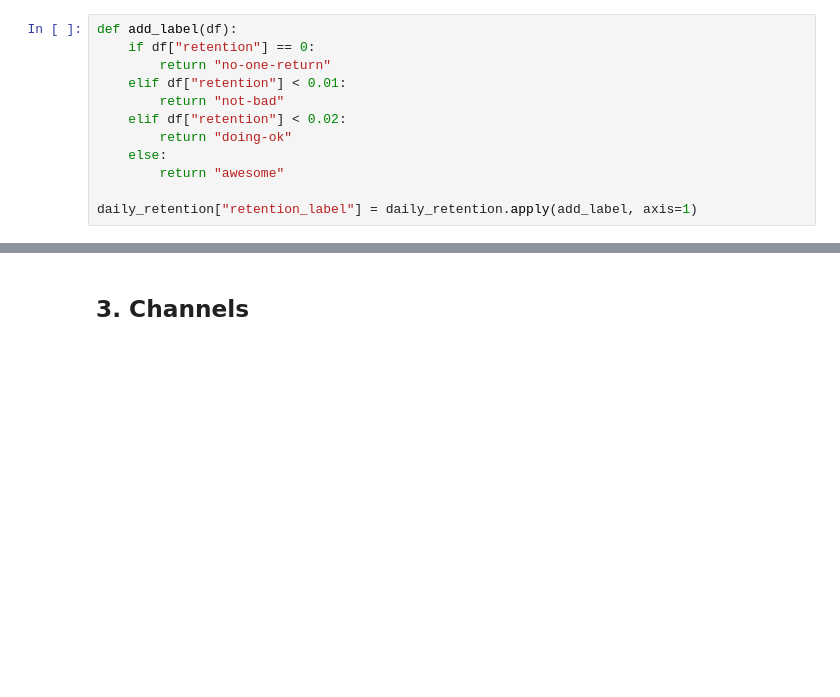
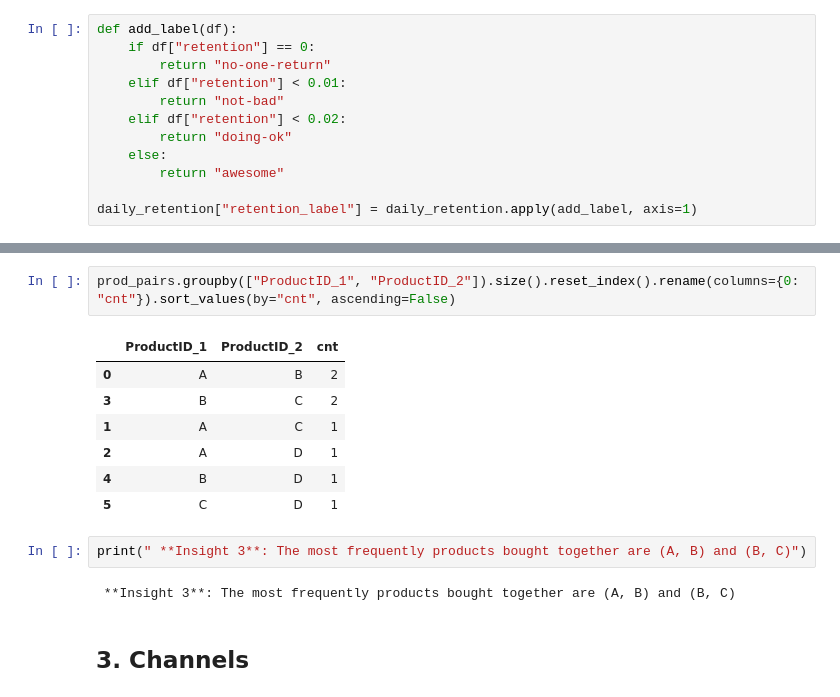
Before and after one commit to Yanxin-Ye/ml-ops-notes, a Jupyter notebook: designing-ml-systems/retail-transactions/visualization_and_insights.ipynb, the cells around one changed output, grey strips where cells are left out. Cells and saved outputs as stored; diff of their text form; blank space fills up the shorter version.

```diff
--- a/designing-ml-systems/retail-transactions/visualization_and_insights.ipynb
+++ b/designing-ml-systems/retail-transactions/visualization_and_insights.ipynb
@@ -165,2 +198,16 @@ daily_retention.sort_values(by=["first_trans_date", "cnt"], ascending=[True, Fal
+# %%
+prod_pairs.groupby(["ProductID_1", "ProductID_2"]).size().reset_index().rename(columns={0: "cnt"}).sort_values(by="cnt", ascending=False)
+# %% [output]
+|  | ProductID_1 | ProductID_2 | cnt |
+| 0 | A | B | 2 |
+| 3 | B | C | 2 |
+| 1 | A | C | 1 |
+| 2 | A | D | 1 |
+| 4 | B | D | 1 |
+| 5 | C | D | 1 |
+# %%
+print(" **Insight 3**: The most frequently products bought together are (A, B) and (B, C)")
+# %% [output]
+ **Insight 3**: The most frequently products bought together are (A, B) and (B, C)
 # %% [markdown]
 ## 3. Channels
```
Also changed, not shown: parts of 26 cells of this notebook.
